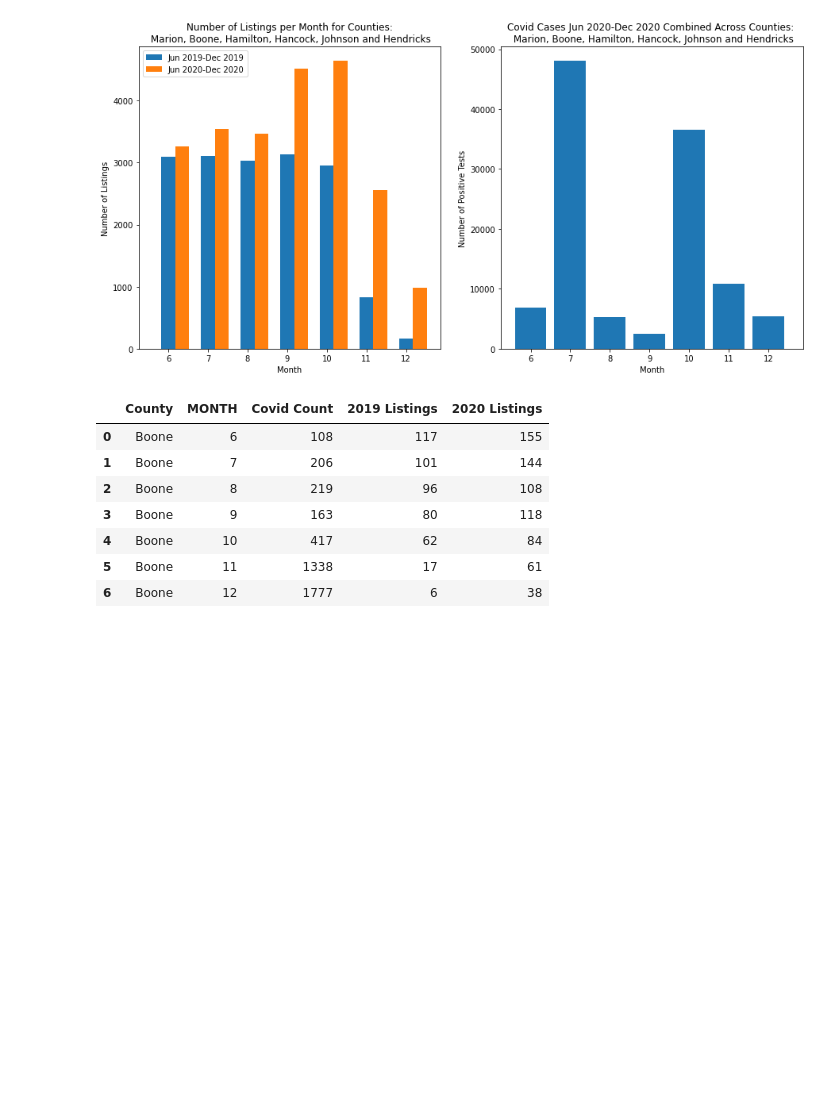
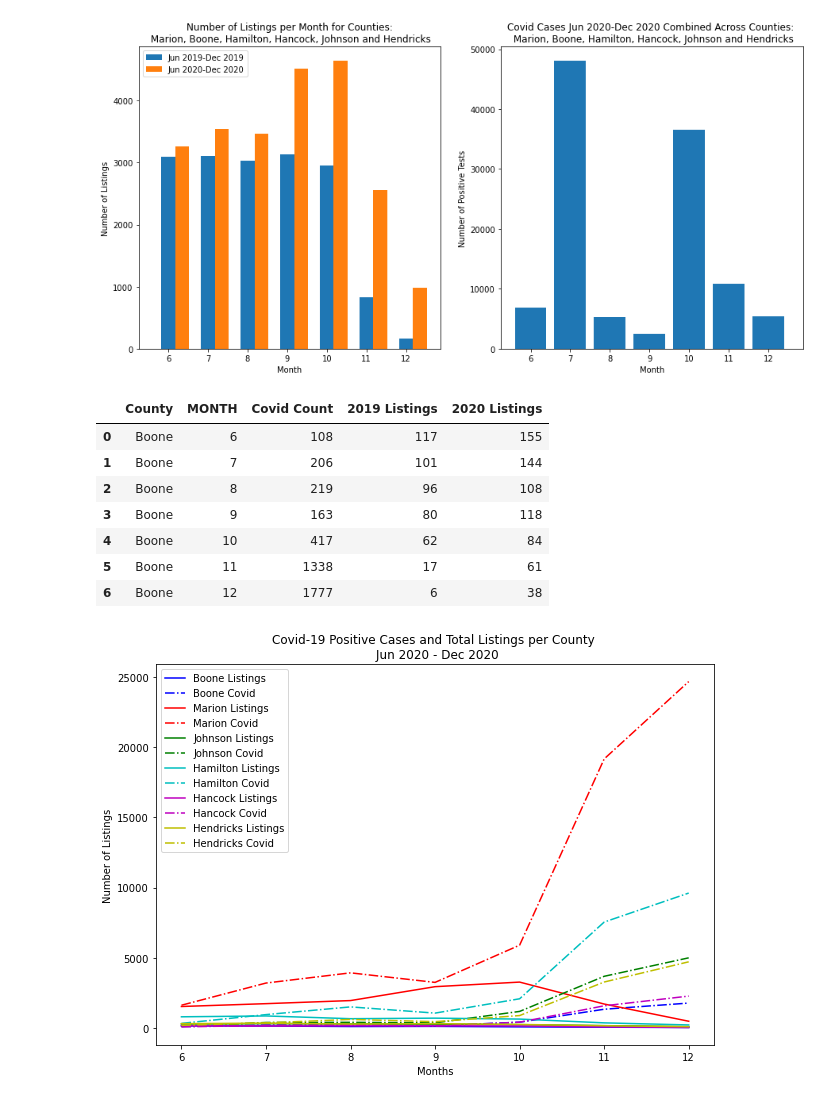
Before and after one commit to c-kleerun/COVID-Housing-Comparison, a Jupyter notebook: Covid-Housing-Analysis.ipynb, the cells around one changed output. Cells and saved outputs as stored; diff of their text form; code cells hidden in the pictures; blank space fills up the shorter version.

Commit message:
added line graph for total covid cases and listings for each county

```diff
--- a/Covid-Housing-Analysis.ipynb
+++ b/Covid-Housing-Analysis.ipynb
@@ -288,3 +288,16 @@ final_df.head(7)
 | 4 | Boone | 10 | 417 | 62 | 84 |
 | 5 | Boone | 11 | 1338 | 17 | 61 |
 | 6 | Boone | 12 | 1777 | 6 | 38 |
+# %%
+boone = final_df.loc[final_df['County']=='Boone']
+boone = boone.set_index('MONTH')
+marion = final_df.loc[final_df['County']=='Marion']
+marion = marion.set_index('MONTH')
+johnson = final_df.loc[final_df['County']=='Johnson']
+johnson = johnson.set_index('MONTH')
+hamilton = final_df.loc[final_df['County']=='Hamilton']
+hamilton = hamilton.set_index('MONTH')
+hancock = final_df.loc[final_df['County']=='Hancock']
+hancock = hancock.set_index('MONTH')
+hendricks = final_df.loc[final_df['County']=='Hendricks']
+hendricks = hendricks.set_index('MONTH')
@@ -290,0 +313,61 @@ final_df.head(7)
+# %%
+b_xvalues = boone.index
+b_yvalues = boone['2020 Listings']
+b_yvalues2 = boone['Covid Count']
+b_color = 'b'
+b_color2 = 'b-.'
+
+m_xvalues = marion.index
+m_yvalues = marion['2020 Listings']
+m_yvalues2 = marion['Covid Count']
+m_color = 'r'
+m_color2 = 'r-.'
+
+j_xvalues = johnson.index
+j_yvalues = johnson['2020 Listings']
+j_yvalues2 = johnson['Covid Count']
+j_color = 'g'
+j_color2 = 'g-.'
+
+ha_xvalues = hamilton.index
+ha_yvalues = hamilton['2020 Listings']
+ha_yvalues2 = hamilton['Covid Count']
+ha_color = 'c'
+ha_color2 = 'c-.'
+
+hk_xvalues = hancock.index
+hk_yvalues = hancock['2020 Listings']
+hk_yvalues2 = hancock['Covid Count']
+hk_color = 'm'
+hk_color2 = 'm-.'
+
+he_xvalues = hendricks.index
+he_yvalues = hendricks['2020 Listings']
+he_yvalues2 = hendricks['Covid Count']
+he_color = 'y'
+he_color2 = 'y-.'
+
+plt.figure(figsize=(10,7))
+plt.plot(b_xvalues, b_yvalues, b_color, label='Boone Listings')
+plt.plot(b_xvalues, b_yvalues2, b_color2, label='Boone Covid')
+plt.plot(m_xvalues, m_yvalues, m_color, label='Marion Listings')
+plt.plot(m_xvalues, m_yvalues2, m_color2, label='Marion Covid')
+plt.plot(j_xvalues, j_yvalues, j_color, label='Johnson Listings')
+plt.plot(j_xvalues, j_yvalues2, j_color2, label='Johnson Covid')
+plt.plot(ha_xvalues, ha_yvalues, ha_color, label='Hamilton Listings')
+plt.plot(ha_xvalues, ha_yvalues2, ha_color2, label='Hamilton Covid')
+plt.plot(hk_xvalues, hk_yvalues, hk_color, label='Hancock Listings')
+plt.plot(hk_xvalues, hk_yvalues2, hk_color2, label='Hancock Covid')
+plt.plot(he_xvalues, he_yvalues, he_color, label='Hendricks Listings')
+plt.plot(he_xvalues, he_yvalues2, he_color2, label='Hendricks Covid')
+
+plt.legend()
+plt.title('Covid-19 Positive Cases and Total Listings per County \n Jun 2020 - Dec 2020')
+plt.xlabel('Months')
+plt.ylabel('Number of Listings')
+
+plt.savefig('output/covid_listing_county.png')
+
+plt.show()
+# %% [output]
+[figure, added]
```
Also changed, not shown: parts of 1 cell of this notebook, 1 other file.
